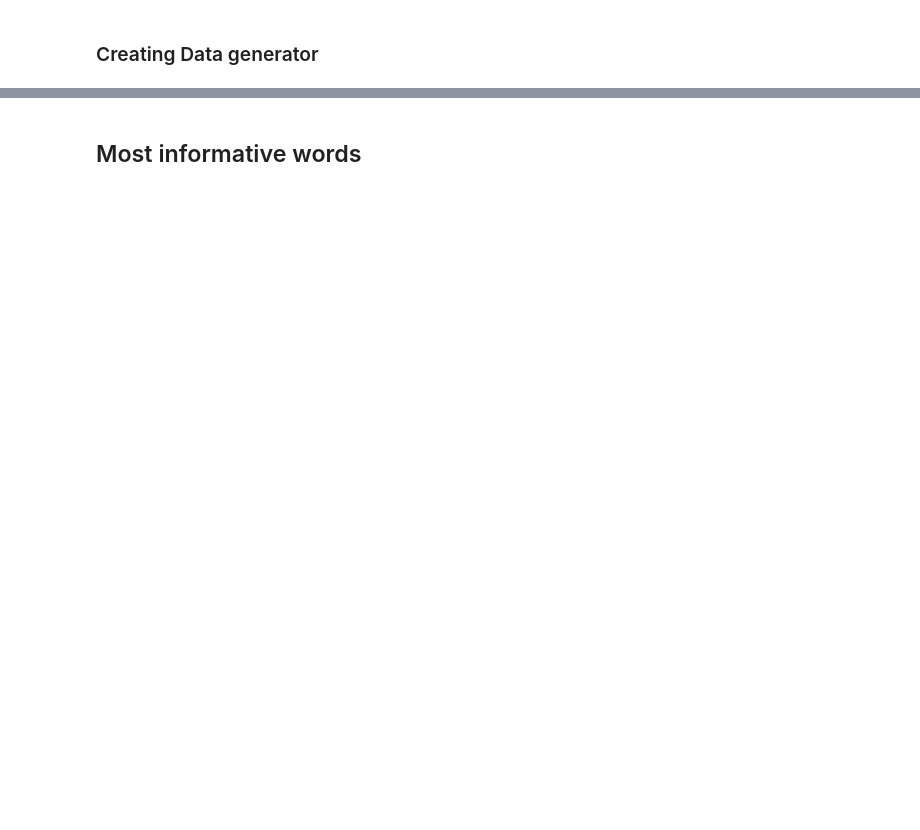
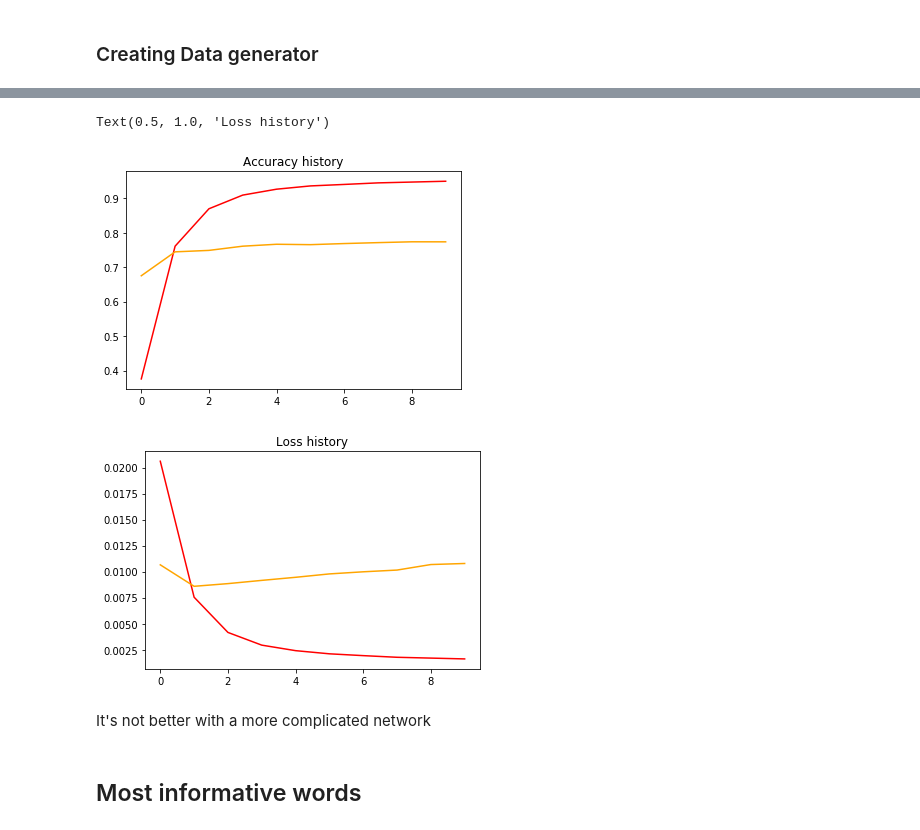
Before and after one commit to tuanh208/FoodVisor-TMM, a Jupyter notebook: Food_Text_Classifier.ipynb, the cells around one changed output, grey strips where cells are left out. Drawn from its saved outputs; the diff is of its cells as text; code cells hidden in the pictures; blank space fills up the shorter version.

```diff
--- a/Food_Text_Classifier.ipynb
+++ b/Food_Text_Classifier.ipynb
@@ -573,9 +482,9 @@ class OurNet(nn.Module):
 # %%
-net3 = OurNet(num_words, 100, num_classes)
+net1 = myNet(num_words, num_classes)
 if use_gpu:
-    net3 = net3.cuda()
-#ouroptimizer = optim.SGD(net3.parameters(), lr=0.01)
-optimizer3 = optim.Adam(net3.parameters())
+    net1 = net1.cuda()
+#optimizer1 = optim.SGD(net1.parameters(), lr=0.01)
+optimizer1 = optim.Adam(net1.parameters())
 # %% [markdown]
 ### Creating Data generator
 # %%
@@ -763,12 +684,12 @@ Text(0.5, 1.0, 'Loss history')
 # %%
 %%time
-train_model(net3,
-               train_data=X_train_PCA,train_labels=y_train,
-                test_data = X_test_PCA, test_labels = y_test,
-                epochs=100, batch_size = 128,
-                optimizer=optimizer3,
+history_2 = train_model(net1,
+               train_data=X_train,train_labels=y_train,
+                test_data = X_test, test_labels = y_test,
+                epochs=10, batch_size = 128,
+                optimizer=optimizer1,
             criterion=criterion ,
-                train=True,
+                train=True, validate = True,
                 shuffle=True
            )
 # %% [output]
@@ -809,3 +713,19 @@ Wall time: 3min 10s
+# %%
+plt.figure()
+plt.plot(history_2[1], color ='red')
+plt.plot(history_2[3], color ='orange')
+plt.title("Accuracy history")
+
+plt.figure()
+plt.plot(history_2[0], color ='red')
+plt.plot(history_2[2], color ='orange')
+plt.title("Loss history")
+# %% [output]
+Text(0.5, 1.0, 'Loss history')
+[figure, added]
+[figure, added]
+# %% [markdown]
+It's not better with a more complicated network
 # %% [markdown]
 ## Most informative words
 # %%
```
Also changed, not shown: parts of 30 cells of this notebook, 7 other files.
